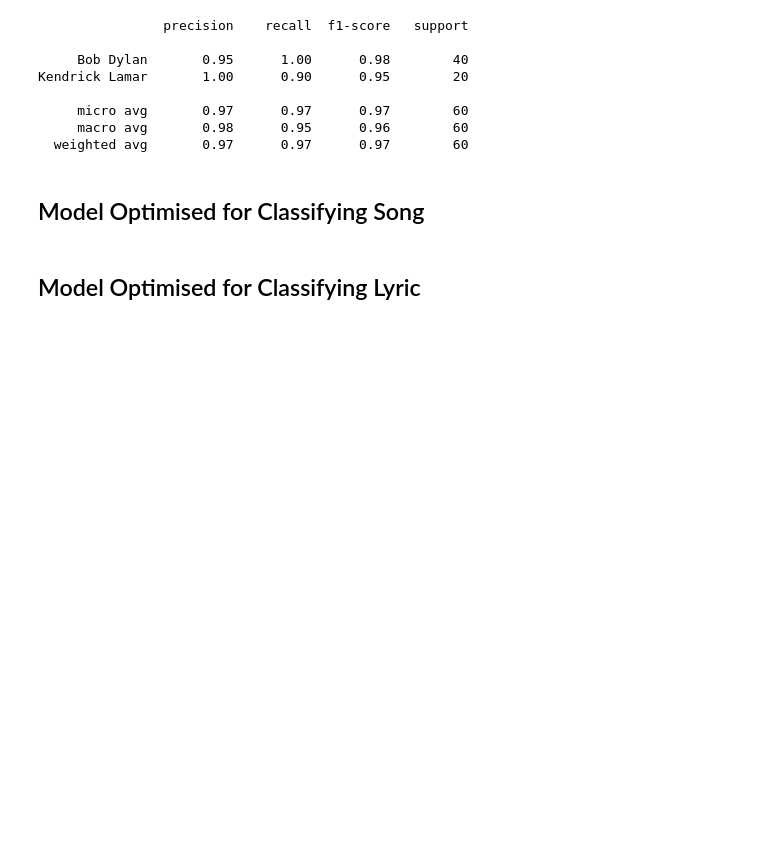
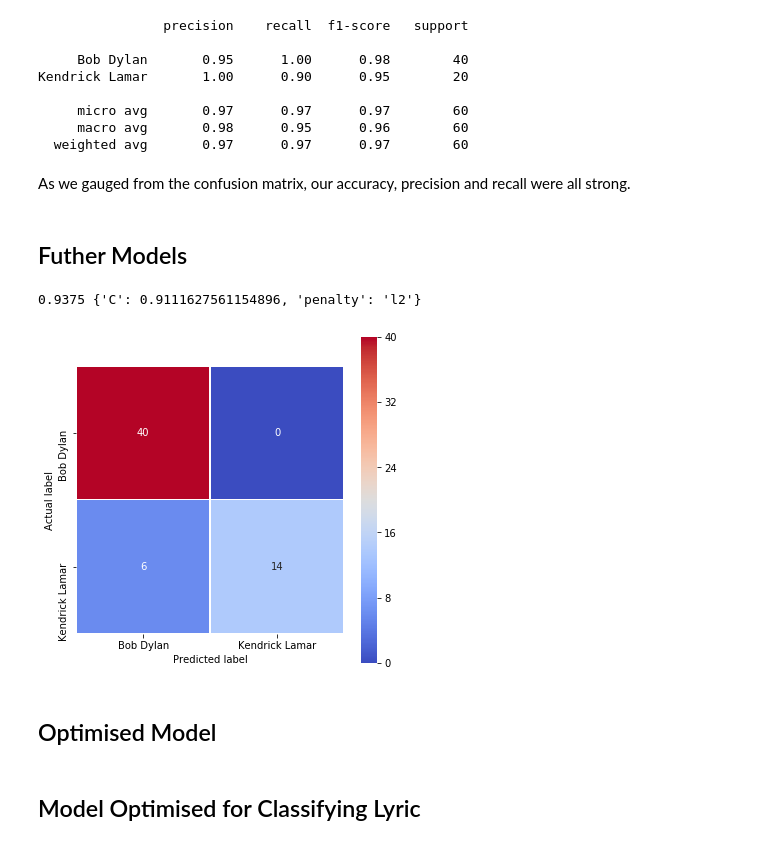
Before and after one commit to xaaronx/bob-or-kendrick, a Jupyter notebook: modelling.ipynb, the cells around one changed output. Cells and saved outputs as stored; diff of their text form; code cells hidden in the pictures; blank space fills up the shorter version.

```diff
--- a/modelling.ipynb
+++ b/modelling.ipynb
@@ -126,5 +182,8 @@ Name: artist, dtype: float64
 # %%
 def plot_confusion(cm):
+    '''
+    Generate a confusion matrix
+    '''
     plt.figure(figsize=(6,6))
     ax = sns.heatmap(cm, annot=True, fmt=".0f", linewidths=.5, square = True,  cmap = 'coolwarm')
     plt.ylabel('Actual label');
@@ -147,5 +198,7 @@ def vectorise(ngram_range, max_feats, input_data):
 # %%
 def generate_class_weights(y):
-
+    '''
+    Get class weights to help manage slight class imbalance
+    '''
     return dict(zip(list(np.unique(y)),
                     class_weight.compute_class_weight('balanced', np.unique(y), y)))
@@ -152,7 +207,5 @@ def generate_class_weights(y):
 # %%
 class_weights = generate_class_weights(df['artist'])
-# %%
-X = vectorise(ngram_range=(1, 2), max_feats=500, input_data=df['lyrics_processed'])
 # %%
 X_train, X_test, y_train, y_test = train_test_split(X, df['artist'],
                                                     test_size=0.2,
@@ -179,10 +232,10 @@ print(grid.best_score_, grid.best_params_)
 # %%
-clf = RandomForestClassifier(random_state = 1,
+rf = RandomForestClassifier(random_state = 1,
                              max_depth=grid.best_params_['max_depth'],
                              n_estimators=grid.best_params_['n_estimators'],
                              class_weight=class_weights).fit(X_train, y_train)
 
-preds = clf.predict(X_test)
+preds = rf.predict(X_test)
 cm_rf = confusion_matrix(y_test, preds)
 plot_confusion(cm_rf)
 # %% [output]
@@ -237,5 +303,38 @@ Kendrick Lamar       1.00      0.90      0.95        20
      micro avg       0.97      0.97      0.97        60
      macro avg       0.98      0.95      0.96        60
   weighted avg       0.97      0.97      0.97        60
-# %% [markdown]
-## Model Optimised for Classifying Song
+# %% [markdown]
+As we gauged from the confusion matrix, our accuracy, precision and recall were all strong.
+# %% [markdown]
+## Futher Models
+# %%
+'''
+Logistic Regression
+'''
+
+param_grid = {
+
+    'C':np.logspace(-4,4,100),
+    'penalty':['l1','l2']
+
+}
+
+grid = GridSearchCV(LogisticRegression(random_state=1, solver = 'saga',
+                                           class_weight=class_weights),
+                                           param_grid,
+                                           cv=5,
+                                           n_jobs=2).fit(X_train, y_train)
+
+print(grid.best_score_, grid.best_params_)
+
+logreg = LogisticRegression(random_state = 1, solver = 'saga',
+                             C=grid.best_params_['C'],
+                             penalty=grid.best_params_['penalty'],
+                             class_weight=class_weights).fit(X_train, y_train)
+
+preds = clf.predict(X_test)
+cm_rf = confusion_matrix(y_test, preds)
+plot_confusion(cm_rf)
+# %% [output]
+0.9375 {'C': 0.9111627561154896, 'penalty': 'l2'}
+[figure, added]
@@ -241,0 +343,2 @@ Kendrick Lamar       1.00      0.90      0.95        20
+# %% [markdown]
+## Optimised Model
```
Also changed, not shown: parts of 27 cells of this notebook, 1 other file.
